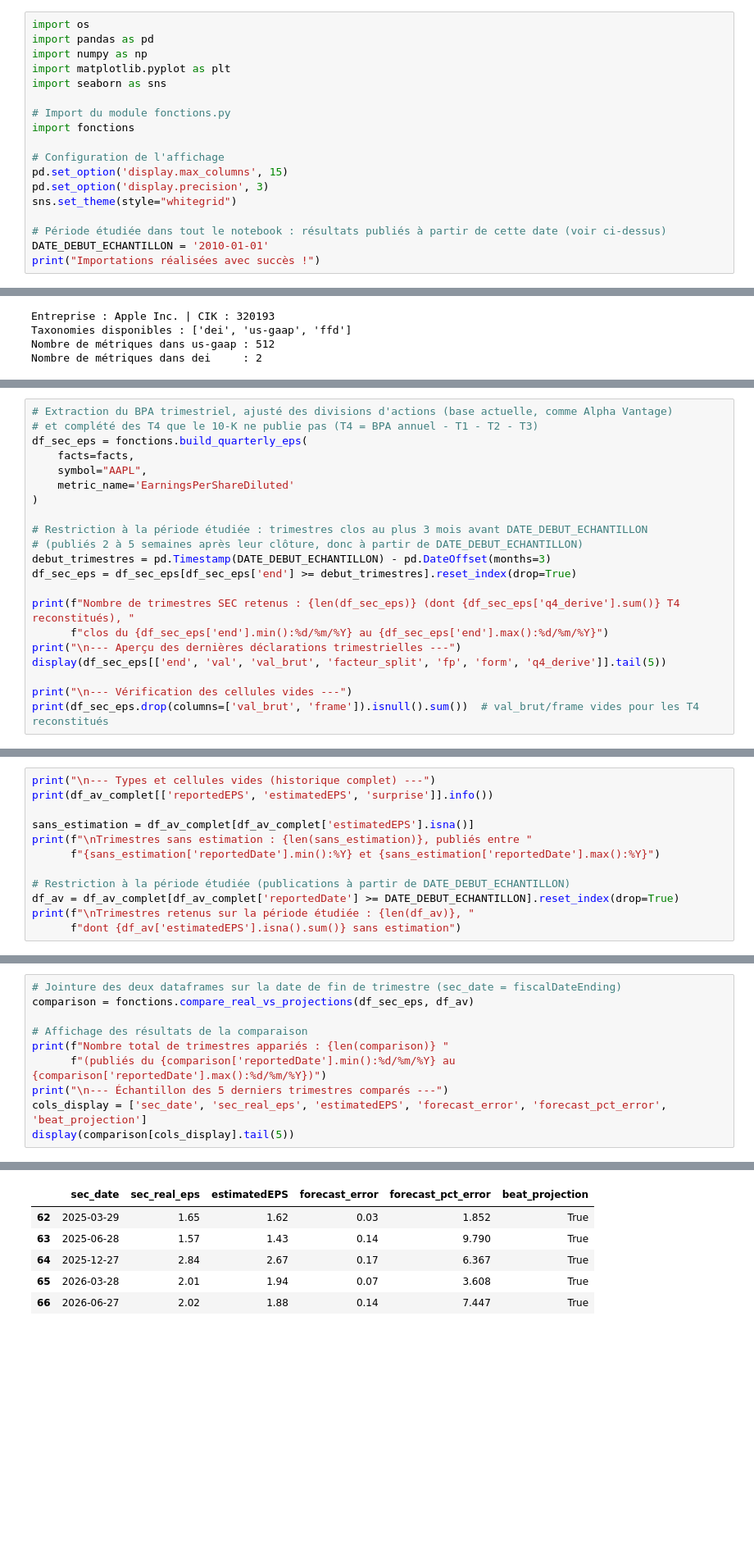
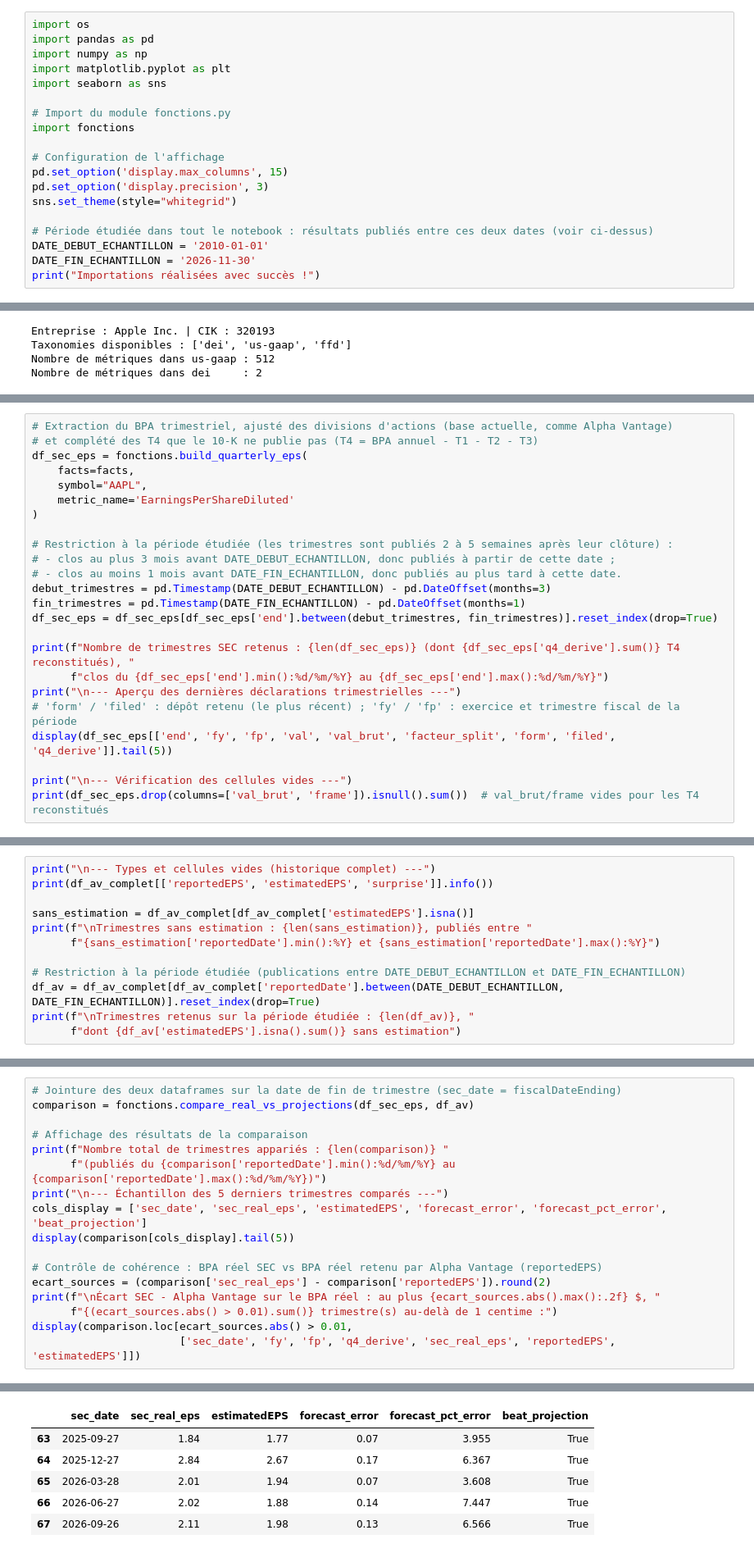
Before and after one commit to FRingChat/A-financial-analysis_ENSAE-2026, a Jupyter notebook: Main.ipynb, the cells around one changed output, grey strips where cells are left out. Shown at 82% size. Saved outputs shown, nothing was run; the diff lists cells and outputs as text; blank space fills up the shorter version.

```diff
--- a/Main.ipynb
+++ b/Main.ipynb
@@ -34,8 +36,9 @@ pd.set_option('display.max_columns', 15)
 pd.set_option('display.precision', 3)
 sns.set_theme(style="whitegrid")
 
-# Période étudiée dans tout le notebook : résultats publiés à partir de cette date (voir ci-dessus)
+# Période étudiée dans tout le notebook : résultats publiés entre ces deux dates (voir ci-dessus)
 DATE_DEBUT_ECHANTILLON = '2010-01-01'
+DATE_FIN_ECHANTILLON = '2026-11-30'
 print("Importations réalisées avec succès !")
 # %% [output]
 Importations réalisées avec succès !
@@ -75,15 +81,18 @@ df_sec_eps = fonctions.build_quarterly_eps(
     metric_name='EarningsPerShareDiluted'
 )
 
-# Restriction à la période étudiée : trimestres clos au plus 3 mois avant DATE_DEBUT_ECHANTILLON
-# (publiés 2 à 5 semaines après leur clôture, donc à partir de DATE_DEBUT_ECHANTILLON)
+# Restriction à la période étudiée (les trimestres sont publiés 2 à 5 semaines après leur clôture) :
+# - clos au plus 3 mois avant DATE_DEBUT_ECHANTILLON, donc publiés à partir de cette date ;
+# - clos au moins 1 mois avant DATE_FIN_ECHANTILLON, donc publiés au plus tard à cette date.
 debut_trimestres = pd.Timestamp(DATE_DEBUT_ECHANTILLON) - pd.DateOffset(months=3)
-df_sec_eps = df_sec_eps[df_sec_eps['end'] >= debut_trimestres].reset_index(drop=True)
+fin_trimestres = pd.Timestamp(DATE_FIN_ECHANTILLON) - pd.DateOffset(months=1)
+df_sec_eps = df_sec_eps[df_sec_eps['end'].between(debut_trimestres, fin_trimestres)].reset_index(drop=True)
 
 print(f"Nombre de trimestres SEC retenus : {len(df_sec_eps)} (dont {df_sec_eps['q4_derive'].sum()} T4 reconstitués), "
       f"clos du {df_sec_eps['end'].min():%d/%m/%Y} au {df_sec_eps['end'].max():%d/%m/%Y}")
 print("\n--- Aperçu des dernières déclarations trimestrielles ---")
-display(df_sec_eps[['end', 'val', 'val_brut', 'facteur_split', 'fp', 'form', 'q4_derive']].tail(5))
+# 'form' / 'filed' : dépôt retenu (le plus récent) ; 'fy' / 'fp' : exercice et trimestre fiscal de la période
+display(df_sec_eps[['end', 'fy', 'fp', 'val', 'val_brut', 'facteur_split', 'form', 'filed', 'q4_derive']].tail(5))
 
 print("\n--- Vérification des cellules vides ---")
 print(df_sec_eps.drop(columns=['val_brut', 'frame']).isnull().sum())  # val_brut/frame vides pour les T4 reconstitués
@@ -142,8 +161,8 @@ sans_estimation = df_av_complet[df_av_complet['estimatedEPS'].isna()]
 print(f"\nTrimestres sans estimation : {len(sans_estimation)}, publiés entre "
       f"{sans_estimation['reportedDate'].min():%Y} et {sans_estimation['reportedDate'].max():%Y}")
 
-# Restriction à la période étudiée (publications à partir de DATE_DEBUT_ECHANTILLON)
-df_av = df_av_complet[df_av_complet['reportedDate'] >= DATE_DEBUT_ECHANTILLON].reset_index(drop=True)
+# Restriction à la période étudiée (publications entre DATE_DEBUT_ECHANTILLON et DATE_FIN_ECHANTILLON)
+df_av = df_av_complet[df_av_complet['reportedDate'].between(DATE_DEBUT_ECHANTILLON, DATE_FIN_ECHANTILLON)].reset_index(drop=True)
 print(f"\nTrimestres retenus sur la période étudiée : {len(df_av)}, "
       f"dont {df_av['estimatedEPS'].isna().sum()} sans estimation")
 # %% [output]
@@ -179,4 +202,11 @@ print(f"Nombre total de trimestres appariés : {len(comparison)} "
 print("\n--- Échantillon des 5 derniers trimestres comparés ---")
 cols_display = ['sec_date', 'sec_real_eps', 'estimatedEPS', 'forecast_error', 'forecast_pct_error', 'beat_projection']
 display(comparison[cols_display].tail(5))
+
+# Contrôle de cohérence : BPA réel SEC vs BPA réel retenu par Alpha Vantage (reportedEPS)
+ecart_sources = (comparison['sec_real_eps'] - comparison['reportedEPS']).round(2)
+print(f"\nÉcart SEC - Alpha Vantage sur le BPA réel : au plus {ecart_sources.abs().max():.2f} $, "
+      f"{(ecart_sources.abs() > 0.01).sum()} trimestre(s) au-delà de 1 centime :")
+display(comparison.loc[ecart_sources.abs() > 0.01,
+                       ['sec_date', 'fy', 'fp', 'q4_derive', 'sec_real_eps', 'reportedEPS', 'estimatedEPS']])
 # %% [output]
@@ -184,8 +214,8 @@ Nombre total de trimestres appariés : 67
 
 --- Échantillon des 5 derniers trimestres comparés ---
 |  | sec_date | sec_real_eps | estimatedEPS | forecast_error | forecast_pct_error | beat_projection |
-| 62 | 2025-03-29 | 1.65 | 1.62 | 0.03 | 1.852 | True |
-| 63 | 2025-06-28 | 1.57 | 1.43 | 0.14 | 9.790 | True |
+| 63 | 2025-09-27 | 1.84 | 1.77 | 0.07 | 3.955 | True |
 | 64 | 2025-12-27 | 2.84 | 2.67 | 0.17 | 6.367 | True |
 | 65 | 2026-03-28 | 2.01 | 1.94 | 0.07 | 3.608 | True |
 | 66 | 2026-06-27 | 2.02 | 1.88 | 0.14 | 7.447 | True |
+| 67 | 2026-09-26 | 2.11 | 1.98 | 0.13 | 6.566 | True |
```
Also changed, not shown: parts of 29 cells of this notebook, 3 other files.
